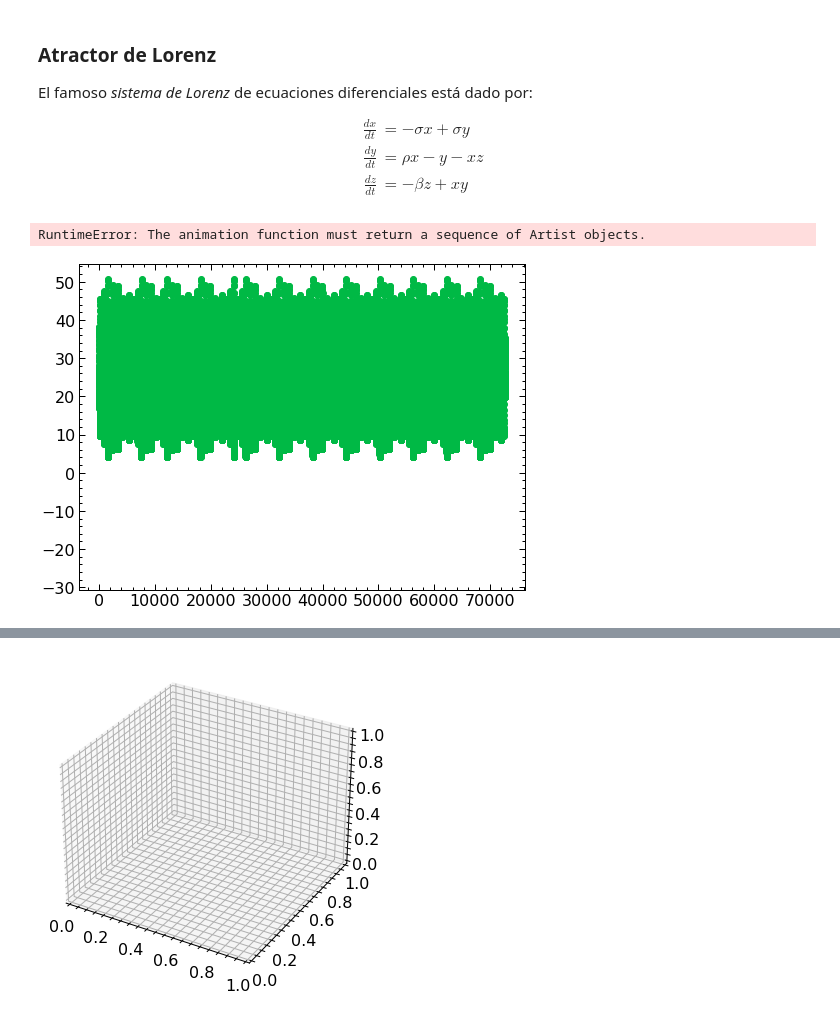
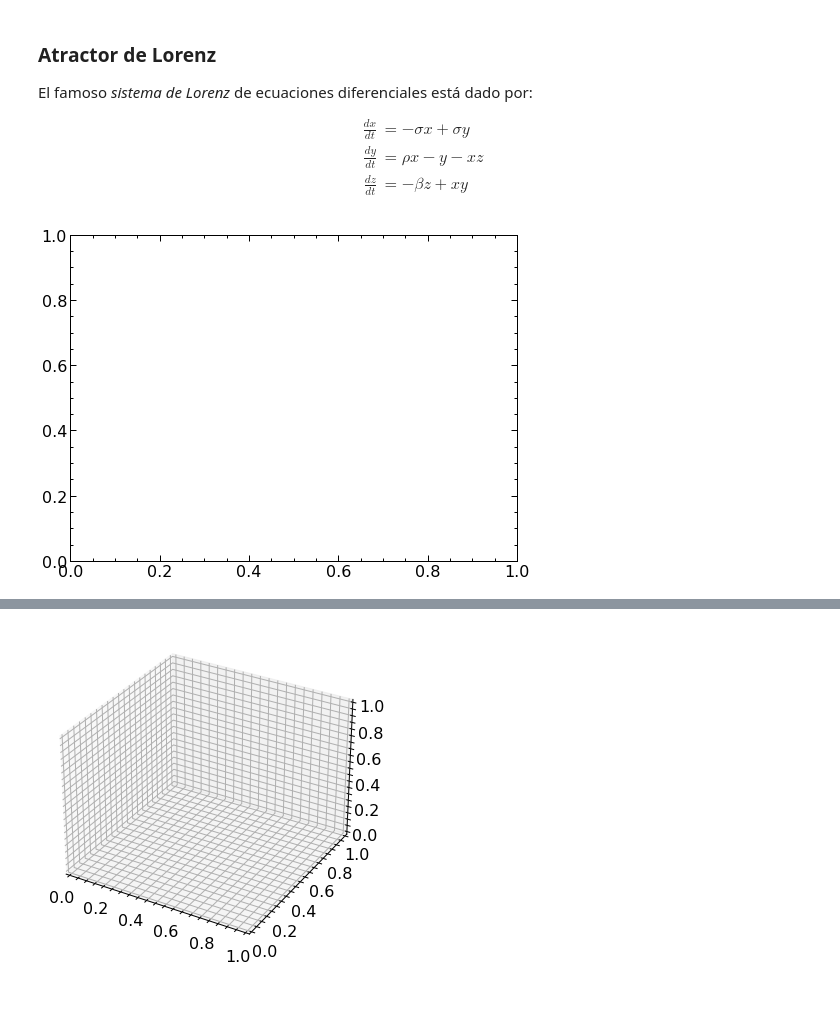
Before and after one commit to JherMik7/euler_Y_Euler_Mejorado, a Jupyter notebook: euler_y_euler_mejorado.ipynb, the cells around one changed output, grey strips where cells are left out. Saved outputs shown, nothing was run; the diff lists cells and outputs as text; code cells hidden in the pictures.

```diff
--- a/euler_y_euler_mejorado.ipynb
+++ b/euler_y_euler_mejorado.ipynb
@@ -222,22 +222,24 @@ zs = [zo]
 dt = 0.01
 tiempo = np.arange(0,600+dt,dt)
 # %%
-import matplotlib.animation as FuncationAnimation
-
-
 for i in range(6000):
     x_derivada, y_derivada, z_derivada = lorenz(xs[i], ys[i], zs[i])
     xs.append(xs[i]+x_derivada*dt)
     ys.append(ys[i]+y_derivada*dt)
     zs.append(zs[i]+z_derivada*dt)
-
-fig, ax = plt.subplots()
-line = ax.plot(xs, ys, zs, 'o-')[0]
-
-anima = FuncationAnimation.FuncAnimation(fig, lambda i: line.set_data(xs[:i], ys[:i]), frames=len(xs), interval=1, blit=True)
-# %% [output]
-RuntimeError: The animation function must return a sequence of Artist objects.
-[figure, removed]
+# %%
+fig = plt.figure()
+ax = fig.gca()
+
+def actualizar(i):
+    ax.clear()
+    ax.plot(xs[:i], zs[:1])
+
+
+ani = animation.FuncAnimation(fig, actualizar, range(0,len(xs)))
+plt.show()
+# %% [output]
+[figure, added]
 # %%
 from mpl_toolkits.mplot3d import Axes3D
 import matplotlib.animation as animation
```
Also changed, not shown: parts of 1 cell of this notebook.
